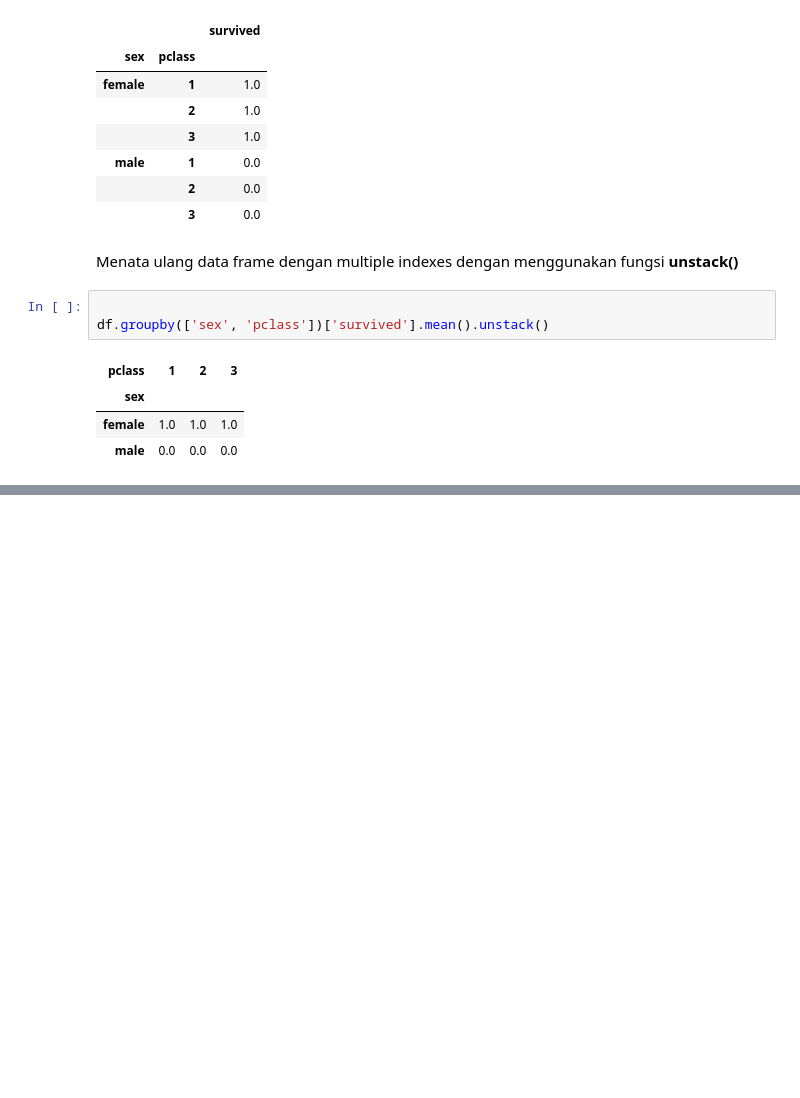
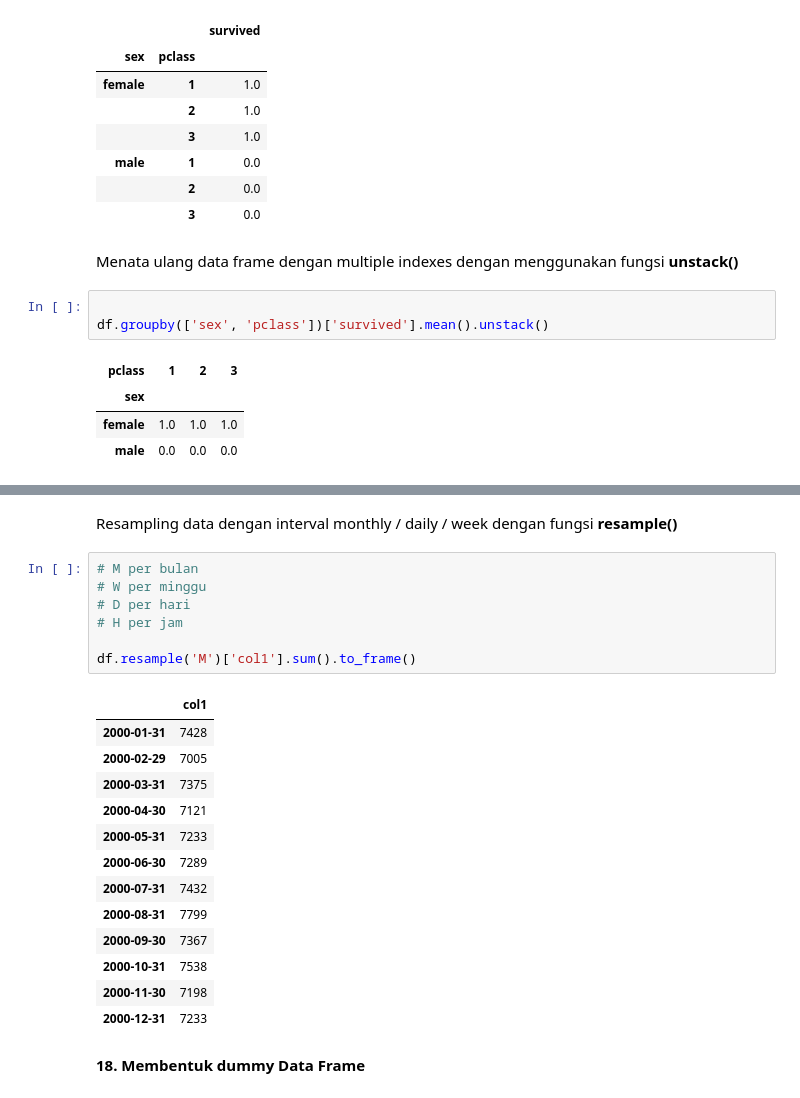
Before and after one commit to Edy-Mochamad/Learn-jupyter-notebook, a Jupyter notebook: pandas.ipynb, the cells around one changed output, grey strips where cells are left out. Drawn from its saved outputs; the diff is of its cells as text; blank space fills up the shorter version.

```diff
--- a/pandas.ipynb
+++ b/pandas.ipynb
@@ -792,0 +818,25 @@ df.groupby(['sex', 'pclass'])['survived'].mean().unstack()
+# %% [markdown]
+Resampling data dengan interval monthly / daily / week dengan fungsi **resample()**
+# %%
+# M per bulan
+# W per minggu
+# D per hari
+# H per jam
+
+df.resample('M')['col1'].sum().to_frame()
+# %% [output]
+|  | col1 |
+| 2000-01-31 | 7428 |
+| 2000-02-29 | 7005 |
+| 2000-03-31 | 7375 |
+| 2000-04-30 | 7121 |
+| 2000-05-31 | 7233 |
+| 2000-06-30 | 7289 |
+| 2000-07-31 | 7432 |
+| 2000-08-31 | 7799 |
+| 2000-09-30 | 7367 |
+| 2000-10-31 | 7538 |
+| 2000-11-30 | 7198 |
+| 2000-12-31 | 7233 |
+# %% [markdown]
+**18. Membentuk dummy Data Frame**
```
Also changed, not shown: parts of 2 cells of this notebook.
